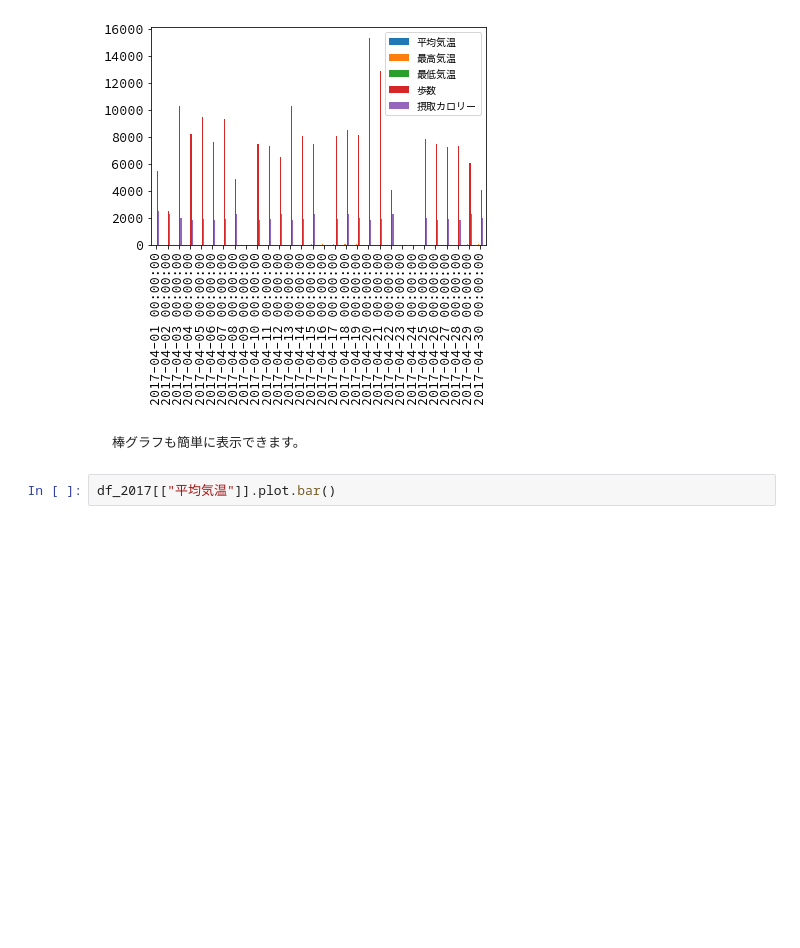
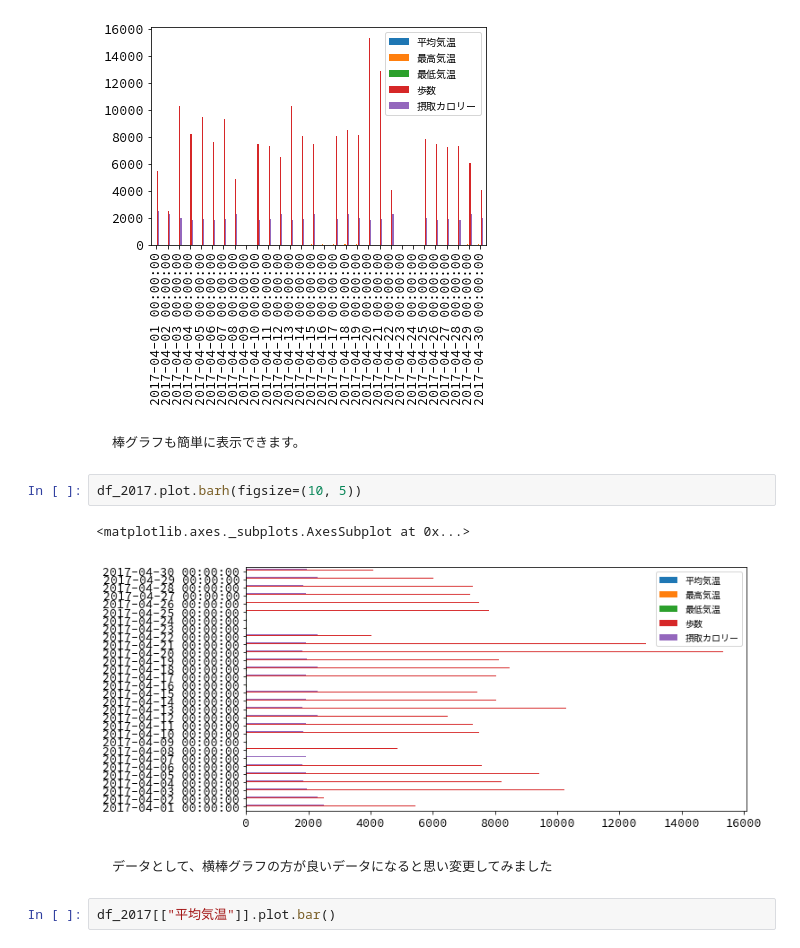
Before and after one commit to terapyon/leaning-pandas, a Jupyter notebook: matplotlib本番用.ipynb, the cells around one changed output. Drawn from its saved outputs; the diff is of its cells as text; blank space fills up the shorter version.

````diff
--- a/matplotlib本番用.ipynb
+++ b/matplotlib本番用.ipynb
@@ -260,6 +319,15 @@ df_2017.plot.bar()
 ```
 棒グラフも簡単に表示できます。
 ```
+# %%
+df_2017.plot.barh(figsize=(10, 5))
+# %% [output]
+<matplotlib.axes._subplots.AxesSubplot at 0x...>
+[figure, added]
+# %% [markdown]
+```
+データとして、横棒グラフの方が良いデータになると思い変更してみました
+```
 # %%
 df_2017[["平均気温"]].plot.bar()
 # %% [output]
````
Also changed, not shown: parts of 14 cells of this notebook.
